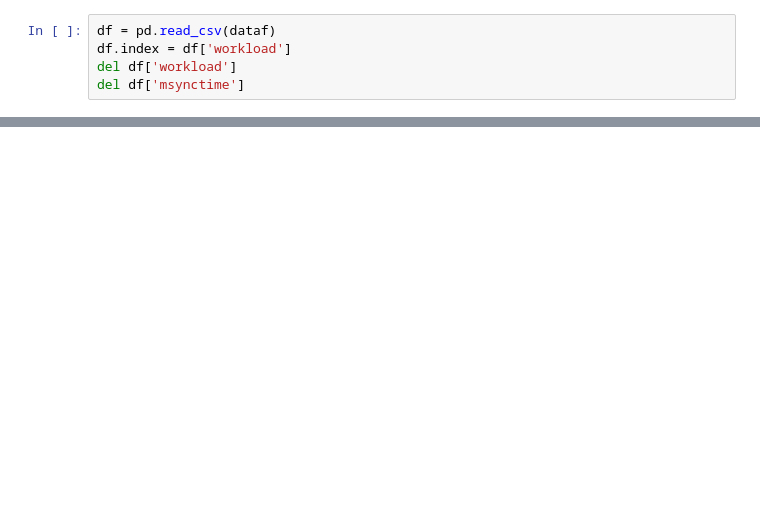
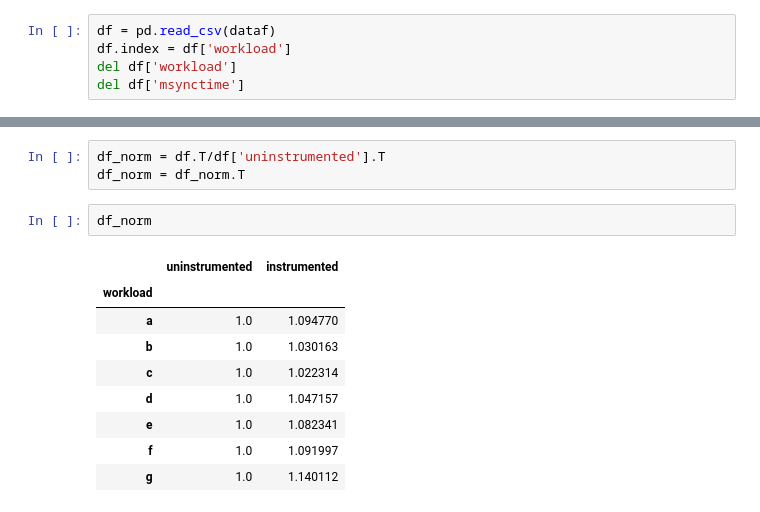
Before and after one commit to NVSL/snapshot-public, a Jupyter notebook: src/scripts/instrumentationoverhead.ipynb, the cells around one changed output, grey strips where cells are left out. Cells and saved outputs as stored; diff of their text form; blank space fills up the shorter version.

```diff
--- a/src/scripts/instrumentationoverhead.ipynb
+++ b/src/scripts/instrumentationoverhead.ipynb
@@ -57,2 +60,17 @@ df
+# %%
+df_norm = df.T/df['uninstrumented'].T
+df_norm = df_norm.T
+# %%
+df_norm
+# %% [output]
+|  | uninstrumented | instrumented |
+| workload |  |  |
+| a | 1.0 | 1.094770 |
+| b | 1.0 | 1.030163 |
+| c | 1.0 | 1.022314 |
+| d | 1.0 | 1.047157 |
+| e | 1.0 | 1.082341 |
+| f | 1.0 | 1.091997 |
+| g | 1.0 | 1.140112 |
 # %%
 plt.rcParams["font.family"] = "freesans"
```
Also changed, not shown: parts of 6 cells of this notebook, 17 other files.
